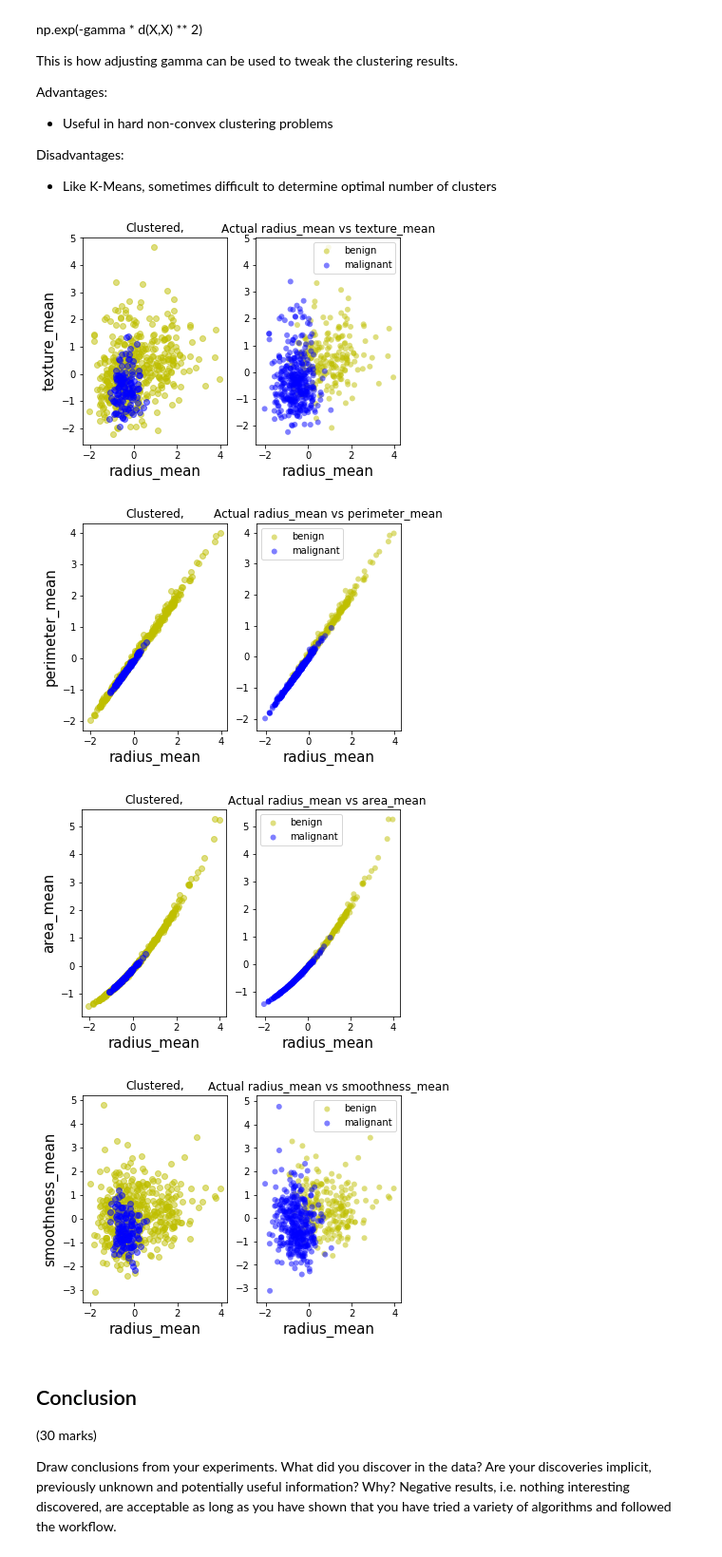
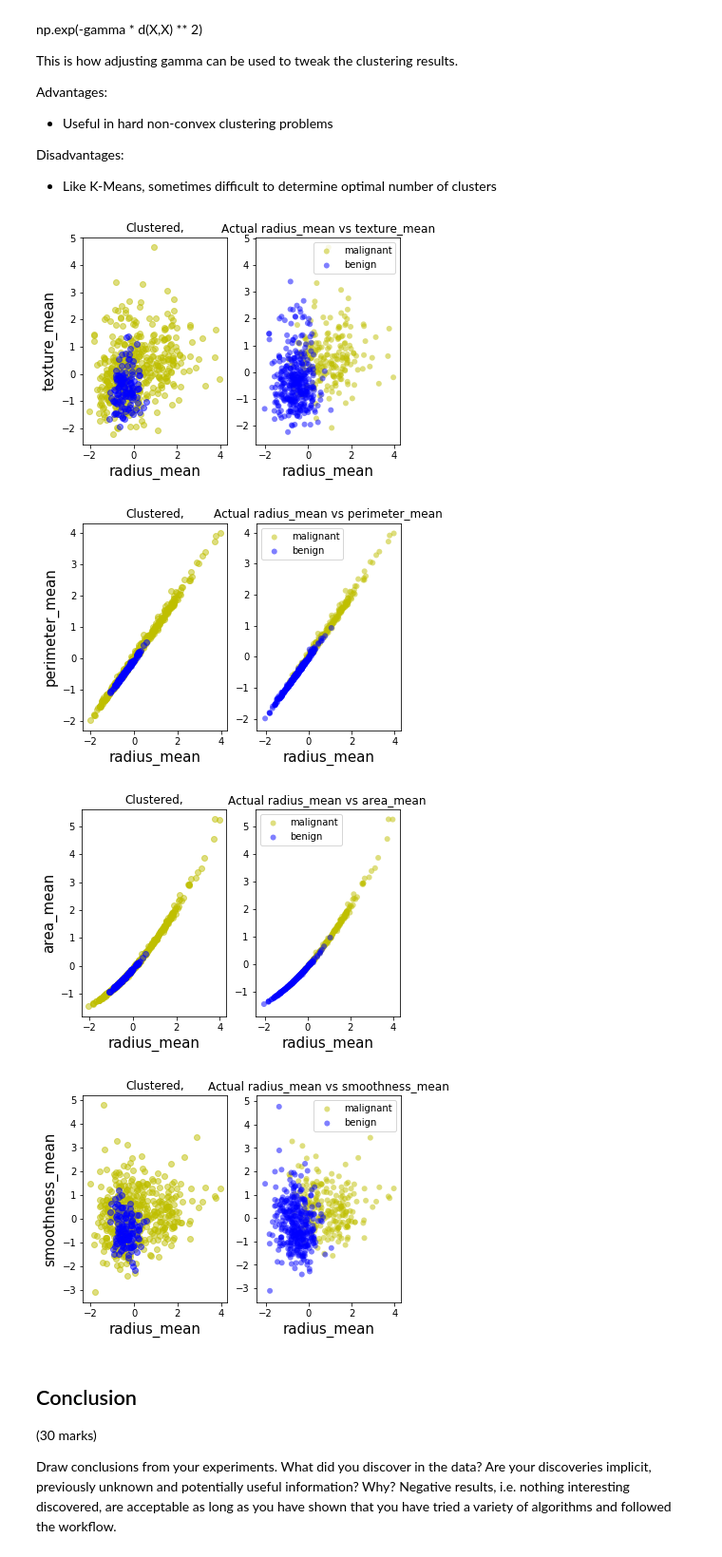
Before and after one commit to JonneyLloyd/data_mining, a Jupyter notebook: notebook.ipynb, the cells around one changed output. Shown at 95% size. Drawn from its saved outputs; the diff is of its cells as text; code cells hidden in the pictures.

```diff
--- a/notebook.ipynb
+++ b/notebook.ipynb
@@ -1079,7 +1079,7 @@ for m,i in enumerate(datas.columns.tolist()):
             ax2.set_xlabel(i)
             #ax2.set_ylabel(j)
 
-            plt.legend(['benign','malignant'])
+            plt.legend(['malignant', 'benign'])
             plt.show()
             count += 1
 # %% [output]
@@ -1130,37 +1130,37 @@ true0y = [True if i==0 else False for i in datas.diagnosis]
 # %%
 count = 0
 for m,i in enumerate(datas.columns.tolist()):
     for n,j in enumerate(datas.columns.tolist()):
         if i!=j and count <4:
             fig = plt.figure()
 
             ax1 = fig.add_subplot(121)
 
 
             ax1.scatter(datas[true0][i],datas[true0][j], c="y", alpha=0.50)
             ax1.scatter(datas[true1][i],datas[true1][j], c="b", alpha=0.50)
             title1 = "Clustered,"
             ax1.set_title(title1)
             ax1.set_xlabel(i)
             ax1.set_ylabel(j)
 
             ax2 = fig.add_subplot(122)
             ax2.scatter(datas[true1y][i],datas[true1y][j], c="y",cmap = "jet", edgecolor = "None", alpha=0.50)
             ax2.scatter(datas[true0y][i],datas[true0y][j], c="b",cmap = "jet", edgecolor = "None", alpha=0.50)
 
             title2 = "Actual "+ i + " vs " + j
             ax2.set_title(title2)
             ax2.set_xlabel(i)
             #ax2.set_ylabel(j)
 
-            plt.legend(['benign','malignant'])
+            plt.legend(['malignant', 'benign'])
             plt.show()
             count += 1
 # %% [output]
-[figure, old version]
+[figure, new version]
-[figure, old version]
+[figure, new version]
-[figure, old version]
+[figure, new version]
-[figure, old version]
+[figure, new version]
 # %% [markdown]
 ## Conclusion
 (30 marks)
```
Also changed, not shown: parts of 49 cells of this notebook.
